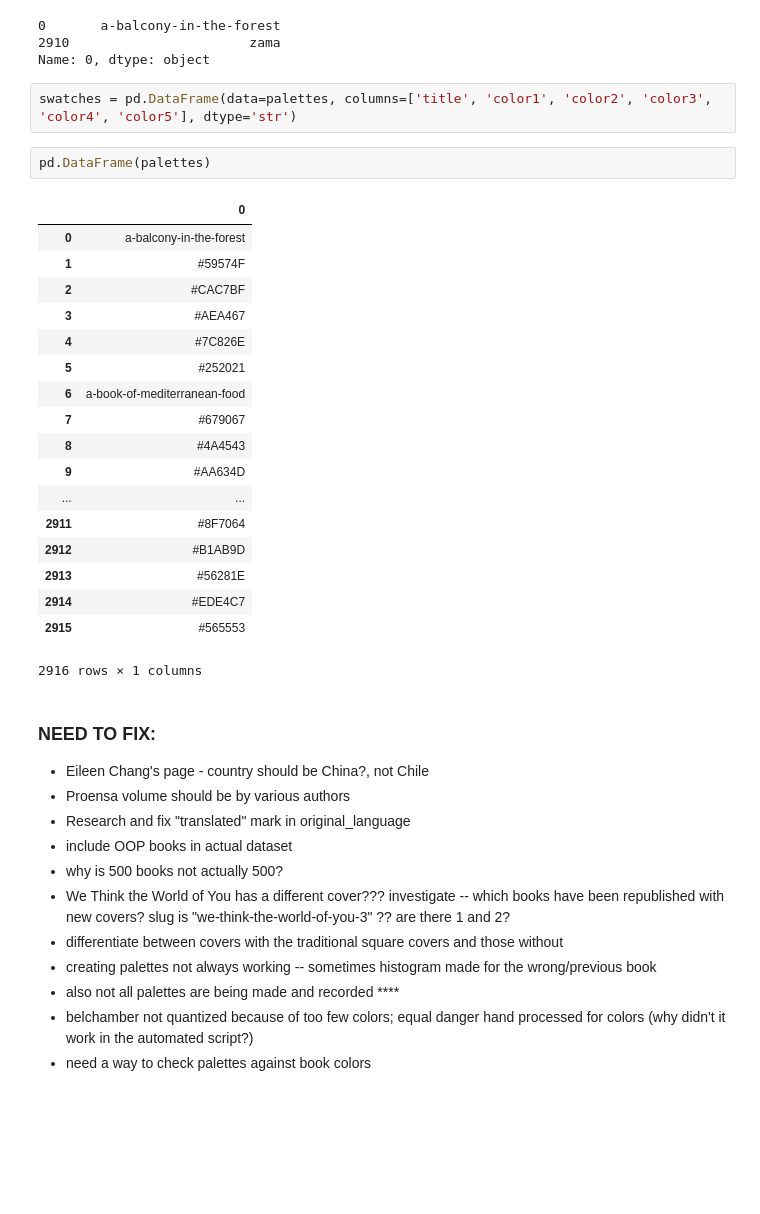
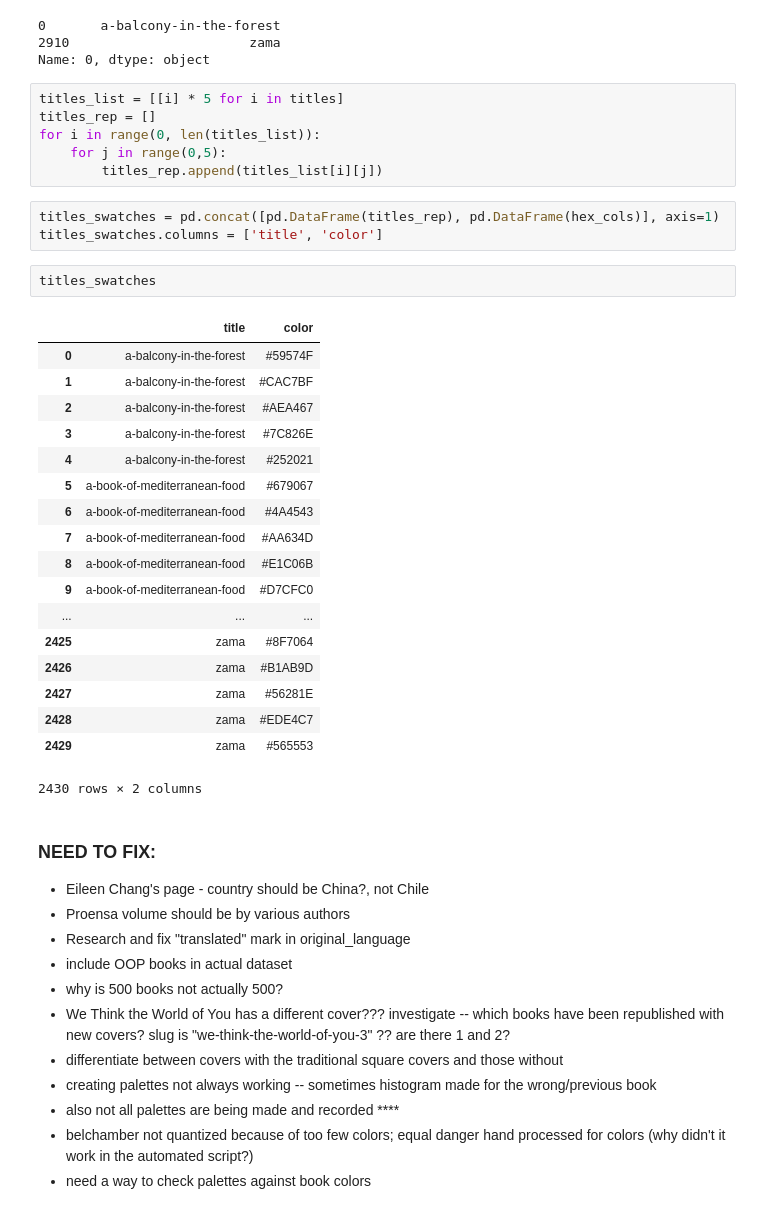
Before and after one commit to datadesk/nyrb-covers-analysis, a Jupyter notebook: scraper.ipynb, the cells around one changed output. Saved outputs shown, nothing was run; the diff lists cells and outputs as text; blank space fills up the shorter version.

```diff
--- a/scraper.ipynb
+++ b/scraper.ipynb
@@ -366,29 +366,36 @@ script_titles.iloc[[0,len(script_titles) - 1]]
 0       a-balcony-in-the-forest
 2910                       zama
 Name: 0, dtype: object
-# %%
-swatches = pd.DataFrame(data=palettes, columns=['title', 'color1', 'color2', 'color3', 'color4', 'color5'], dtype='str')
-# %%
-pd.DataFrame(palettes)
-# %% [output]
-|  | 0 |
-| 0 | a-balcony-in-the-forest |
-| 1 | #59574F |
-| 2 | #CAC7BF |
-| 3 | #AEA467 |
-| 4 | #7C826E |
-| 5 | #252021 |
-| 6 | a-book-of-mediterranean-food |
-| 7 | #679067 |
-| 8 | #4A4543 |
-| 9 | #AA634D |
-| ... | ... |
-| 2911 | #8F7064 |
-| 2912 | #B1AB9D |
-| 2913 | #56281E |
-| 2914 | #EDE4C7 |
-| 2915 | #565553 |
-2916 rows × 1 columns
+# %%
+titles_list = [[i] * 5 for i in titles]
+titles_rep = []
+for i in range(0, len(titles_list)):
+    for j in range(0,5):
+        titles_rep.append(titles_list[i][j])
+# %%
+titles_swatches = pd.concat([pd.DataFrame(titles_rep), pd.DataFrame(hex_cols)], axis=1)
+titles_swatches.columns = ['title', 'color']
+# %%
+titles_swatches
+# %% [output]
+|  | title | color |
+| 0 | a-balcony-in-the-forest | #59574F |
+| 1 | a-balcony-in-the-forest | #CAC7BF |
+| 2 | a-balcony-in-the-forest | #AEA467 |
+| 3 | a-balcony-in-the-forest | #7C826E |
+| 4 | a-balcony-in-the-forest | #252021 |
+| 5 | a-book-of-mediterranean-food | #679067 |
+| 6 | a-book-of-mediterranean-food | #4A4543 |
+| 7 | a-book-of-mediterranean-food | #AA634D |
+| 8 | a-book-of-mediterranean-food | #E1C06B |
+| 9 | a-book-of-mediterranean-food | #D7CFC0 |
+| ... | ... | ... |
+| 2425 | zama | #8F7064 |
+| 2426 | zama | #B1AB9D |
+| 2427 | zama | #56281E |
+| 2428 | zama | #EDE4C7 |
+| 2429 | zama | #565553 |
+2430 rows × 2 columns
 # %% [markdown]
 ### NEED TO FIX:
 - Eileen Chang's page - country should be China?, not Chile
```
Also changed, not shown: parts of 1 cell of this notebook.
